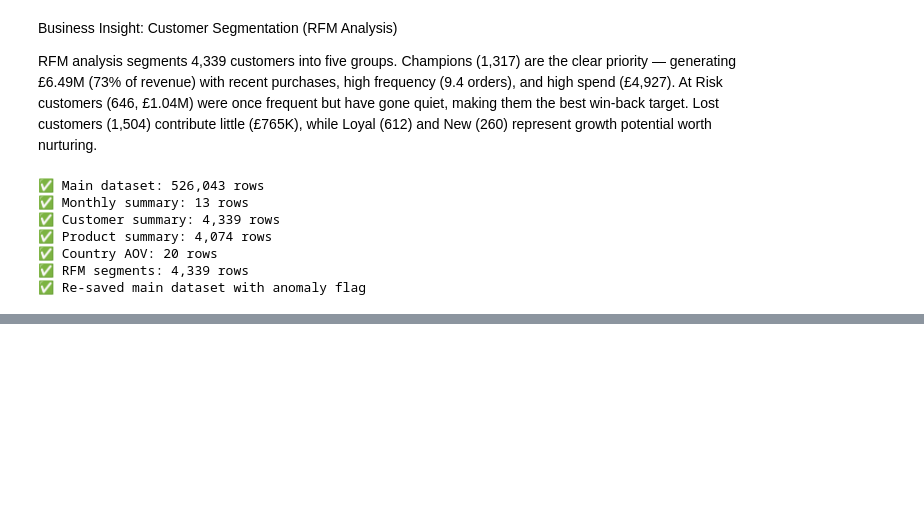
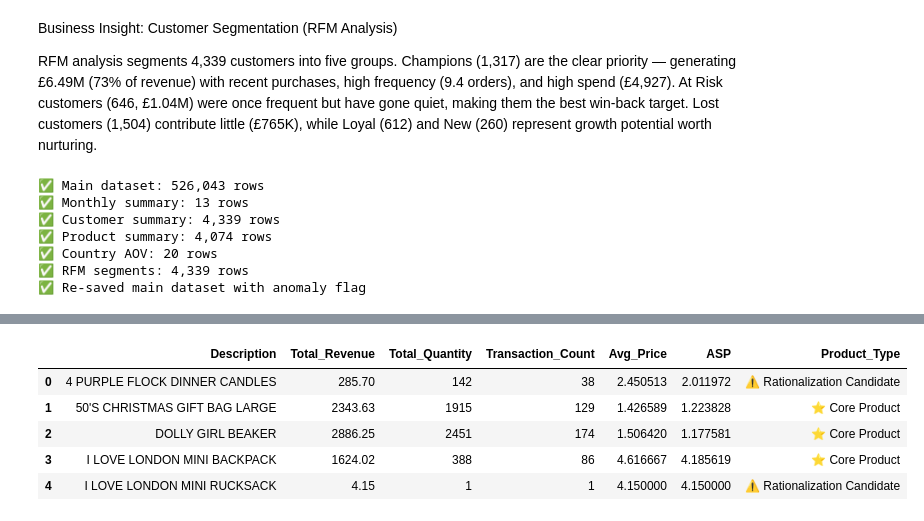
Before and after one commit to Tomisin510/Tomisin-Analytics, a Jupyter notebook: BuildLabs_Internship[Nexus_Fellowship]/Task1/Task_1.ipynb, the cells around one changed output, grey strips where cells are left out. Saved outputs shown, nothing was run; the diff lists cells and outputs as text; code cells hidden in the pictures; blank space fills up the shorter version.

```diff
--- a/BuildLabs_Internship[Nexus_Fellowship]/Task1/Task_1.ipynb
+++ b/BuildLabs_Internship[Nexus_Fellowship]/Task1/Task_1.ipynb
@@ -1533,0 +1556,9 @@ print("✅ Re-saved main dataset with anomaly flag")
+# %%
+product_summary.head()
+# %% [output]
+|  | Description | Total_Revenue | Total_Quantity | Transaction_Count | Avg_Price | ASP | Product_Type |
+| 0 | 4 PURPLE FLOCK DINNER CANDLES | 285.70 | 142 | 38 | 2.450513 | 2.011972 | ⚠️ Rationalization Candidate |
+| 1 | 50'S CHRISTMAS GIFT BAG LARGE | 2343.63 | 1915 | 129 | 1.426589 | 1.223828 | ⭐ Core Product |
+| 2 | DOLLY GIRL BEAKER | 2886.25 | 2451 | 174 | 1.506420 | 1.177581 | ⭐ Core Product |
+| 3 | I LOVE LONDON MINI BACKPACK | 1624.02 | 388 | 86 | 4.616667 | 4.185619 | ⭐ Core Product |
+| 4 | I LOVE LONDON MINI RUCKSACK | 4.15 | 1 | 1 | 4.150000 | 4.150000 | ⚠️ Rationalization Candidate |
```
Also changed, not shown: parts of 4 cells of this notebook.
